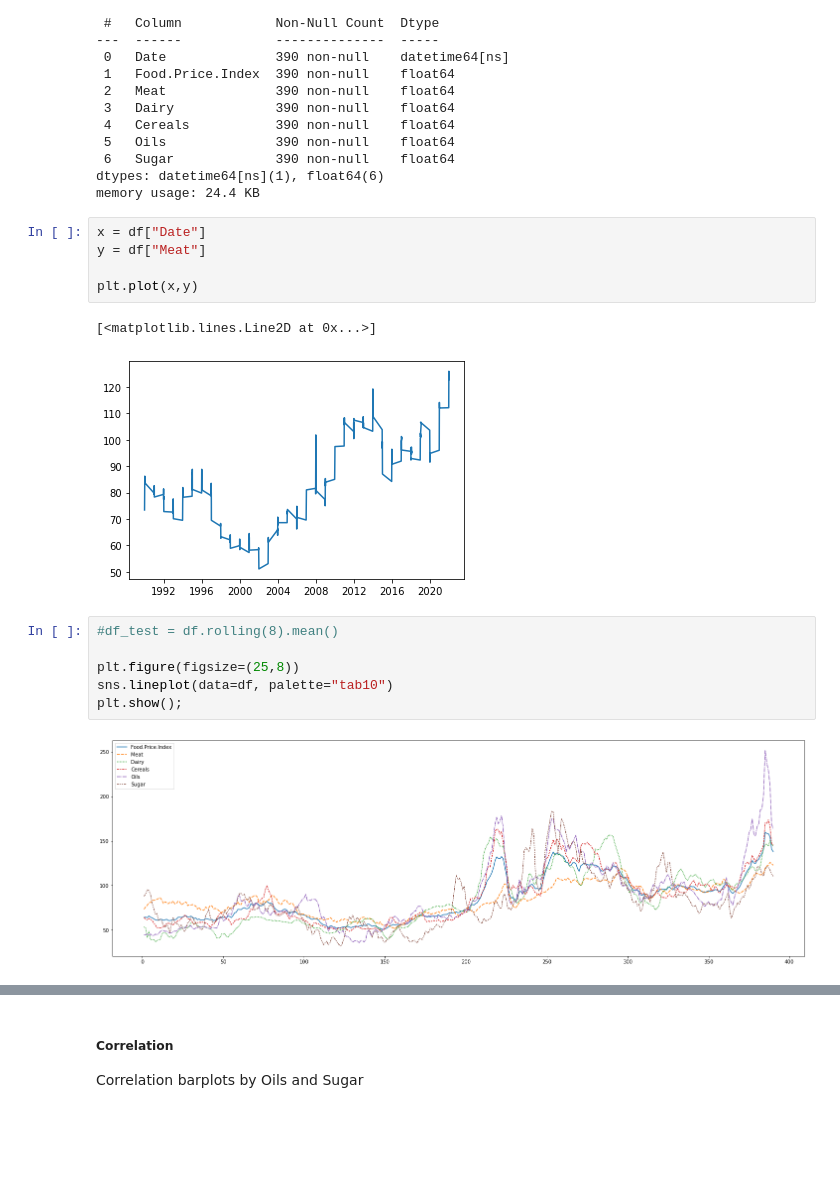
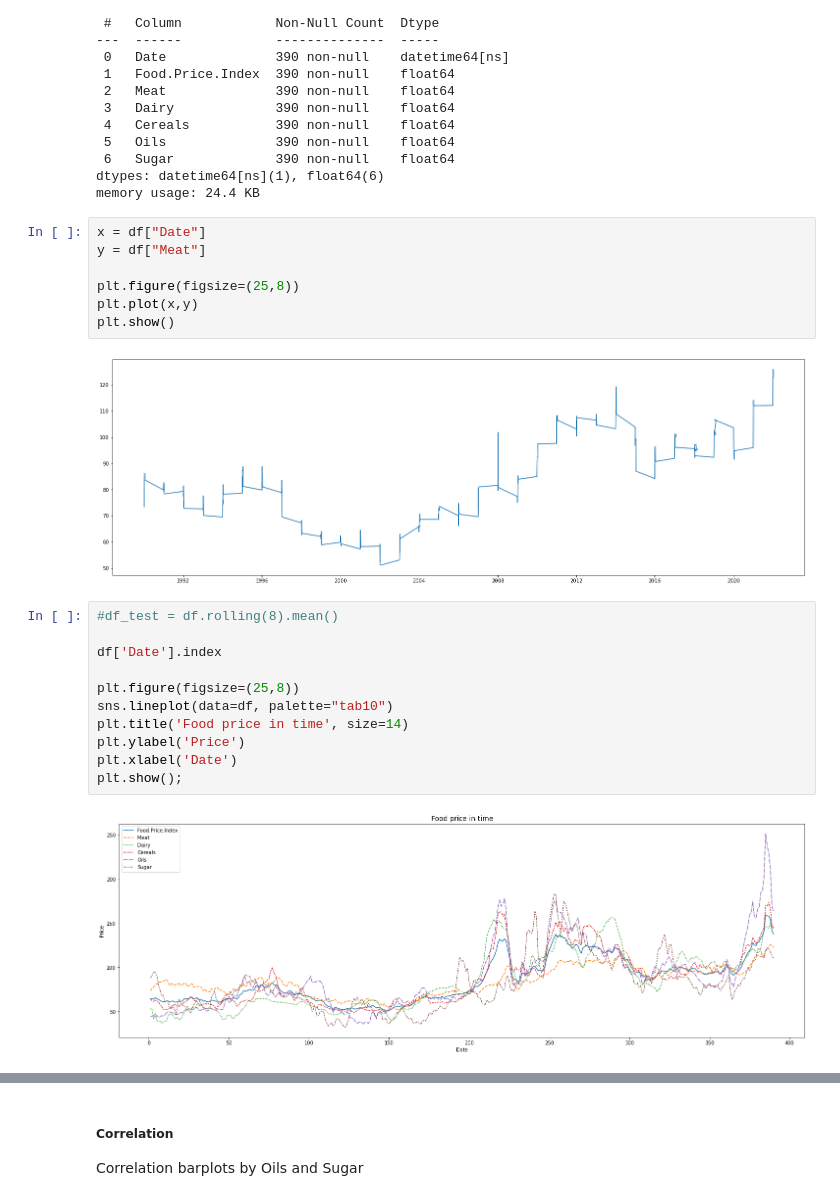
Before and after one commit to mateuszreliga/Global_food_prices, a Jupyter notebook: GFP.ipynb, the cells around one changed output, grey strips where cells are left out. Drawn from its saved outputs; the diff is of its cells as text; blank space fills up the shorter version.

```diff
--- a/GFP.ipynb
+++ b/GFP.ipynb
@@ -65,16 +66,22 @@ memory usage: 24.4 KB
 # %%
 x = df["Date"]
 y = df["Meat"]
 
+plt.figure(figsize=(25,8))
 plt.plot(x,y)
+plt.show()
 # %% [output]
-[<matplotlib.lines.Line2D at 0x...>]
-[figure, old version]
+[figure, new version]
 # %%
 #df_test = df.rolling(8).mean()
 
+df['Date'].index
+
 plt.figure(figsize=(25,8))
 sns.lineplot(data=df, palette="tab10")
+plt.title('Food price in time', size=14)
+plt.ylabel('Price')
+plt.xlabel('Date')
 plt.show();
 # %% [output]
-[figure, old version]
+[figure, new version]
```
Also changed, not shown: parts of 4 cells of this notebook.
